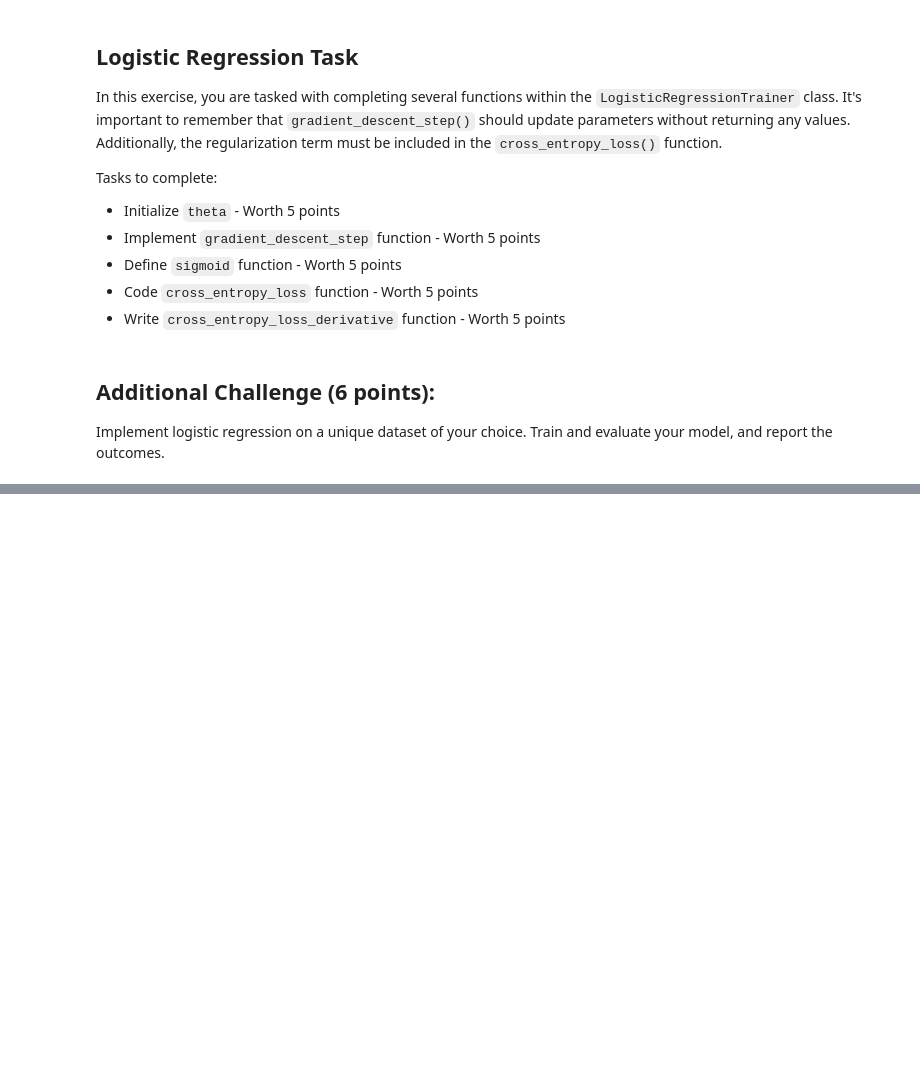
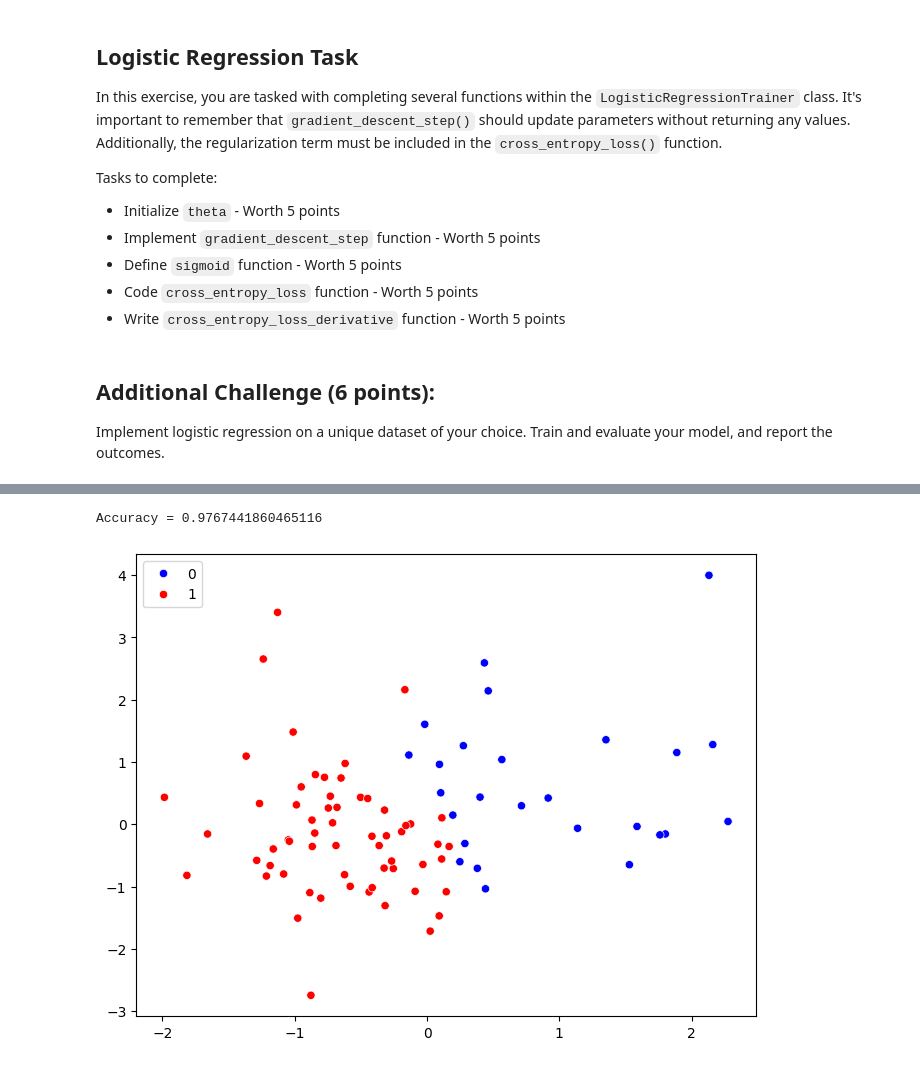
Before and after one commit to richsi/CSE144, a Jupyter notebook: CSE144 hw-1/CSE144 hw-1.ipynb, the cells around one changed output, grey strips where cells are left out. Saved outputs shown, nothing was run; the diff lists cells and outputs as text; code cells hidden in the pictures; blank space fills up the shorter version.

```diff
--- a/CSE144 hw-1/CSE144 hw-1.ipynb
+++ b/CSE144 hw-1/CSE144 hw-1.ipynb
@@ -479,0 +556,28 @@ Implement logistic regression on a unique dataset of your choice. Train and eval
+# %%
+from sklearn.linear_model import LogisticRegression
+from sklearn.metrics import accuracy_score, log_loss
+
+data = load_breast_cancer()
+X, y = data.data, data.target
+
+scaler = StandardScaler()
+X_scaled = scaler.fit_transform(X)
+
+X_train, X_temp, y_train, y_temp = train_test_split(X_scaled, y, test_size=0.3, random_state=42)
+X_val, X_test, y_val, y_test = train_test_split(X_temp, y_temp, test_size=0.5, random_state=42)
+
+model = LogisticRegression()
+model.fit(X_train, y_train)
+
+y_pred = model.predict(X_test)
+accuracy = accuracy_score(y_test, y_pred)
+
+print(f"Accuracy = {accuracy}")
+
+plt.figure(figsize=(8,6))
+sns.scatterplot(x=X_test[:, 2], y=X_test[:, 8], hue=y_test, palette={
+                0: 'blue', 1: 'red'}, marker='o')
+plt.show()
+# %% [output]
+Accuracy = 0.9767441860465116
+[figure, added]
```
Also changed, not shown: parts of 3 cells of this notebook.
